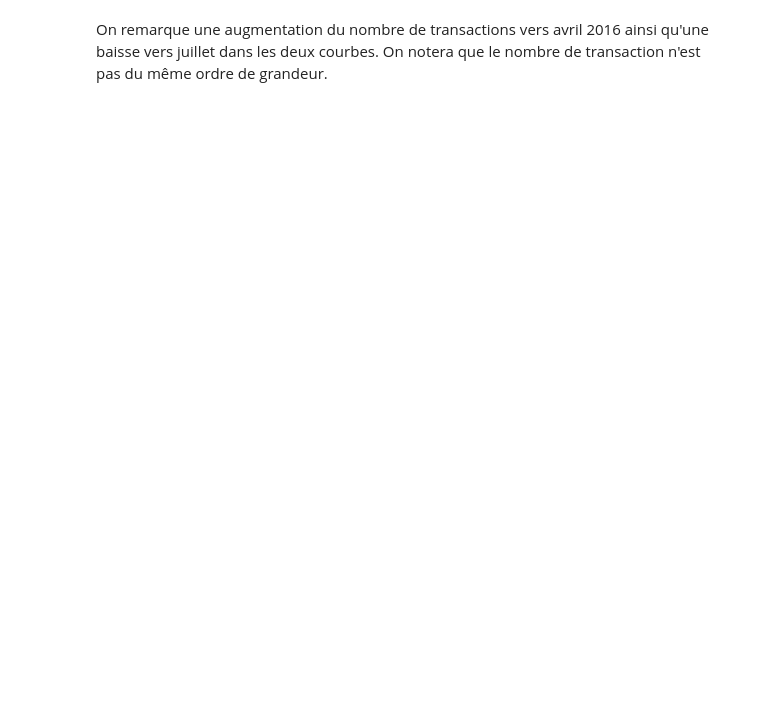
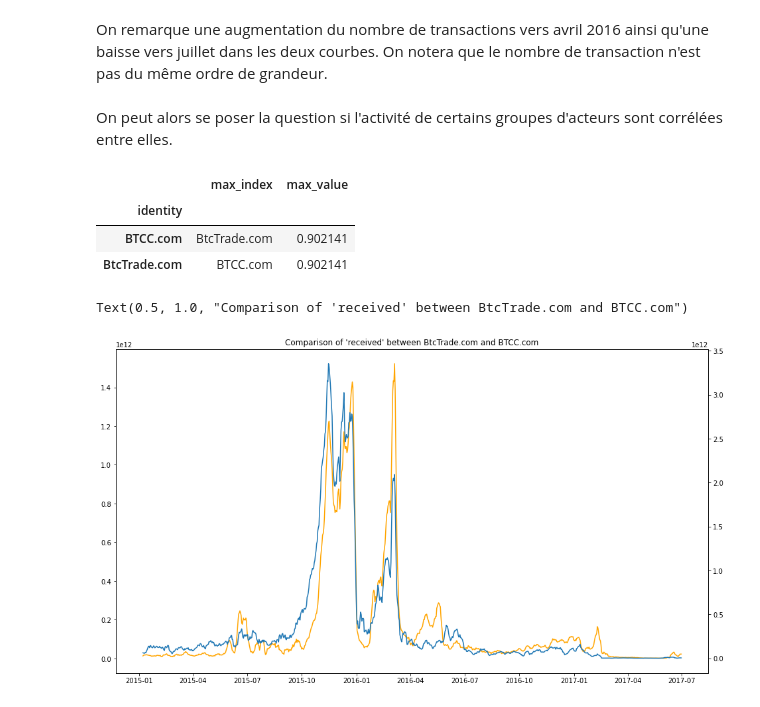
Before and after one commit to Bast-94/DefiEGC2024-RM-BH, a Jupyter notebook: notebook.ipynb, the cells around one changed output. Drawn from its saved outputs; the diff is of its cells as text; code cells hidden in the pictures; blank space fills up the shorter version.

```diff
--- a/notebook.ipynb
+++ b/notebook.ipynb
@@ -83,2 +102,29 @@ max_index_df.rolling(window=7).mean().plot()
 # %% [markdown]
 On remarque une augmentation du nombre de transactions vers avril 2016 ainsi qu'une baisse vers juillet dans les deux courbes. On notera que le nombre de transaction n'est pas du même ordre de grandeur.
+# %% [markdown]
+On peut alors se poser la question si l'activité de certains groupes d'acteurs sont corrélées entre elles.
+# %%
+max_values = actor_correlation_matrix.apply(lambda x: pd.Series({'max_index': x.idxmax(), 'max_value': x.max()}), axis=1)
+tresh_old = 0.8
+max_values[max_values['max_value'] >= tresh_old].sort_values('max_value')
+# %% [output]
+|  | max_index | max_value |
+| identity |  |  |
+| BTCC.com | BtcTrade.com | 0.902141 |
+| BtcTrade.com | BTCC.com | 0.902141 |
+# %%
+max_row = max_values.loc[max_values['max_value'].idxmax()]
+max_index =  max_values['max_value'].idxmax()
+# %%
+key1,key2 = max_row['max_index'], max_index
+f1, ax1 = plt.subplots(figsize=(16,9))
+ax2 = ax1.twinx()
+temp_df = block_chain_df[block_chain_df['identity'] == key1][column_to_analyze]
+
+ax1.plot(temp_df.rolling(window=7).mean(),color='orange')
+temp_df = block_chain_df[block_chain_df['identity'] == key2][column_to_analyze]
+ax2.plot(temp_df.rolling(window=7).mean())
+plt.title(f"Comparison of '{column_to_analyze}' between {max_col} and {max_index}")
+# %% [output]
+Text(0.5, 1.0, "Comparison of 'received' between BtcTrade.com and BTCC.com")
+[figure, added]
```
Also changed, not shown: parts of 7 cells of this notebook.
